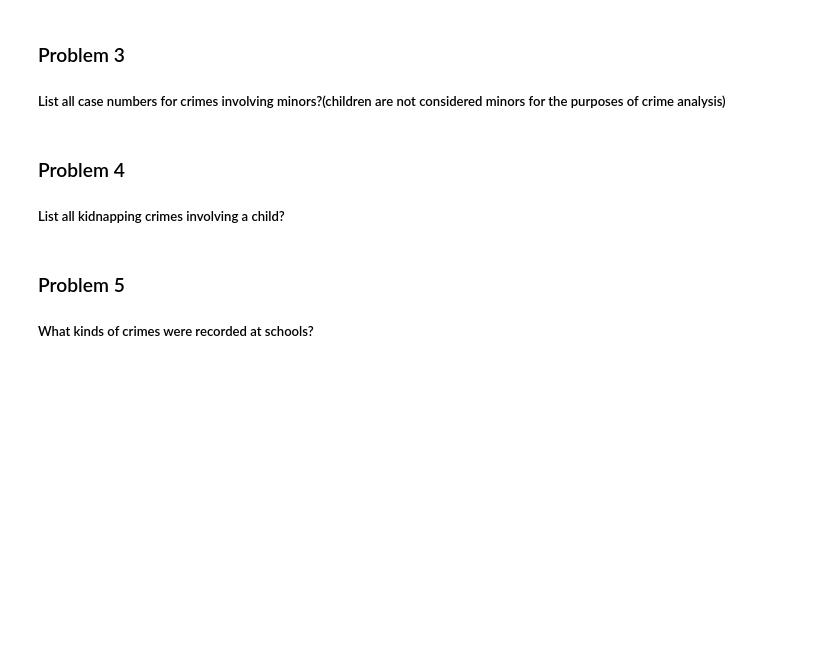
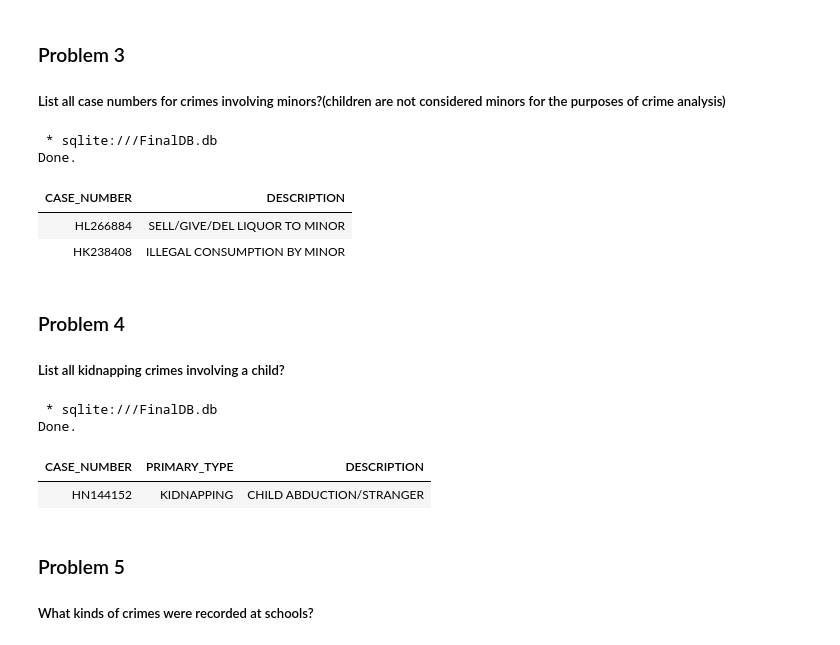
Before and after one commit to ArpitaSatsangi/Databases-and-SQL--Coursera, a Jupyter notebook: 27. Assignment: Notebook for Peer Assignment/DB0201EN-PeerAssign-v5_SQLite.ipynb, the cells around one changed output. Cells and saved outputs as stored; diff of their text form; code cells hidden in the pictures; blank space fills up the shorter version.

```diff
--- a/27. Assignment: Notebook for Peer Assignment/DB0201EN-PeerAssign-v5_SQLite.ipynb
+++ b/27. Assignment: Notebook for Peer Assignment/DB0201EN-PeerAssign-v5_SQLite.ipynb
@@ -220,3 +215,14 @@ Done.
+# %%
+%%sql
+select CASE_NUMBER, DESCRIPTION
+from CHICAGO_CRIME_DATA
+where DESCRIPTION like '%MINOR%';
+# %% [output]
+ * sqlite:///FinalDB.db
+Done.
+| CASE_NUMBER | DESCRIPTION |
+| HL266884 | SELL/GIVE/DEL LIQUOR TO MINOR |
+| HK238408 | ILLEGAL CONSUMPTION BY MINOR |
 # %% [markdown]
 ### Problem 4
 
@@ -226,3 +230,14 @@ Done.
+# %%
+%%sql
+select CASE_NUMBER, PRIMARY_TYPE, DESCRIPTION
+from CHICAGO_CRIME_DATA
+where PRIMARY_TYPE like '%kidnapping%' and
+DESCRIPTION like '%child%';
+# %% [output]
+ * sqlite:///FinalDB.db
+Done.
+| CASE_NUMBER | PRIMARY_TYPE | DESCRIPTION |
+| HN144152 | KIDNAPPING | CHILD ABDUCTION/STRANGER |
 # %% [markdown]
 ### Problem 5
 
```
Also changed, not shown: parts of 11 cells of this notebook.
